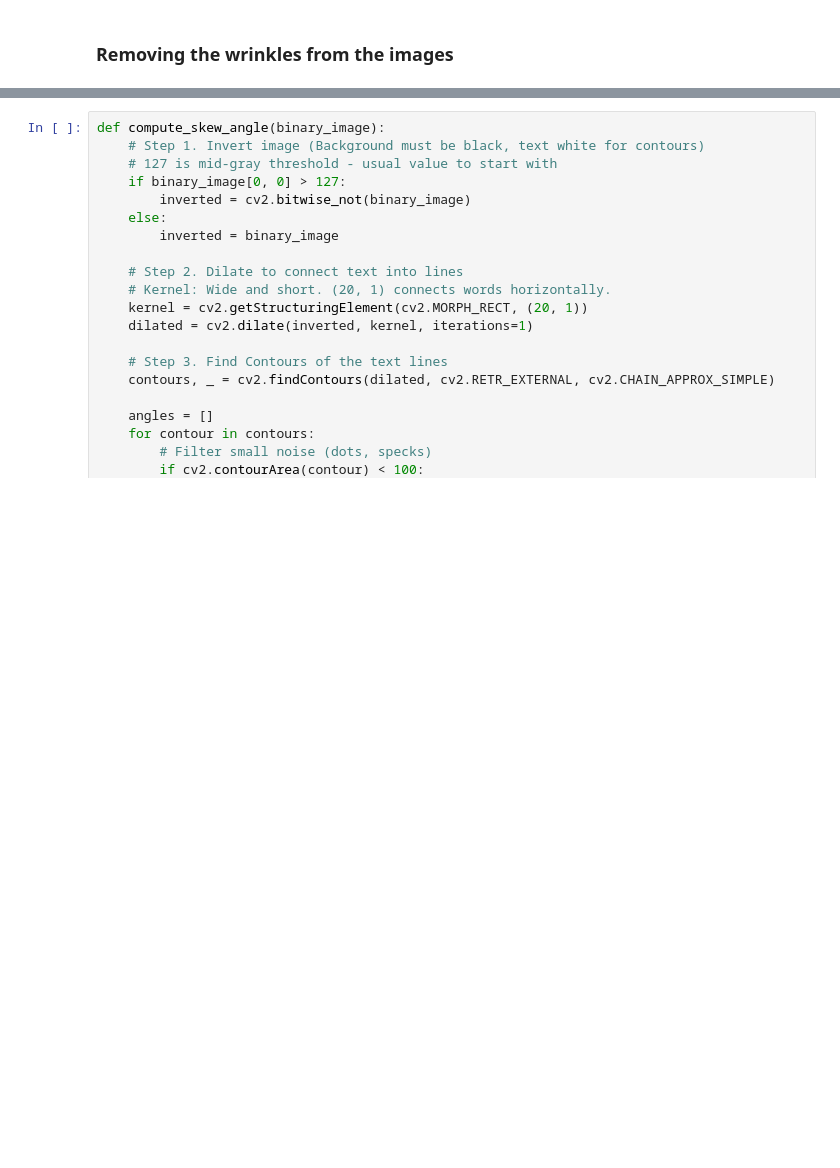
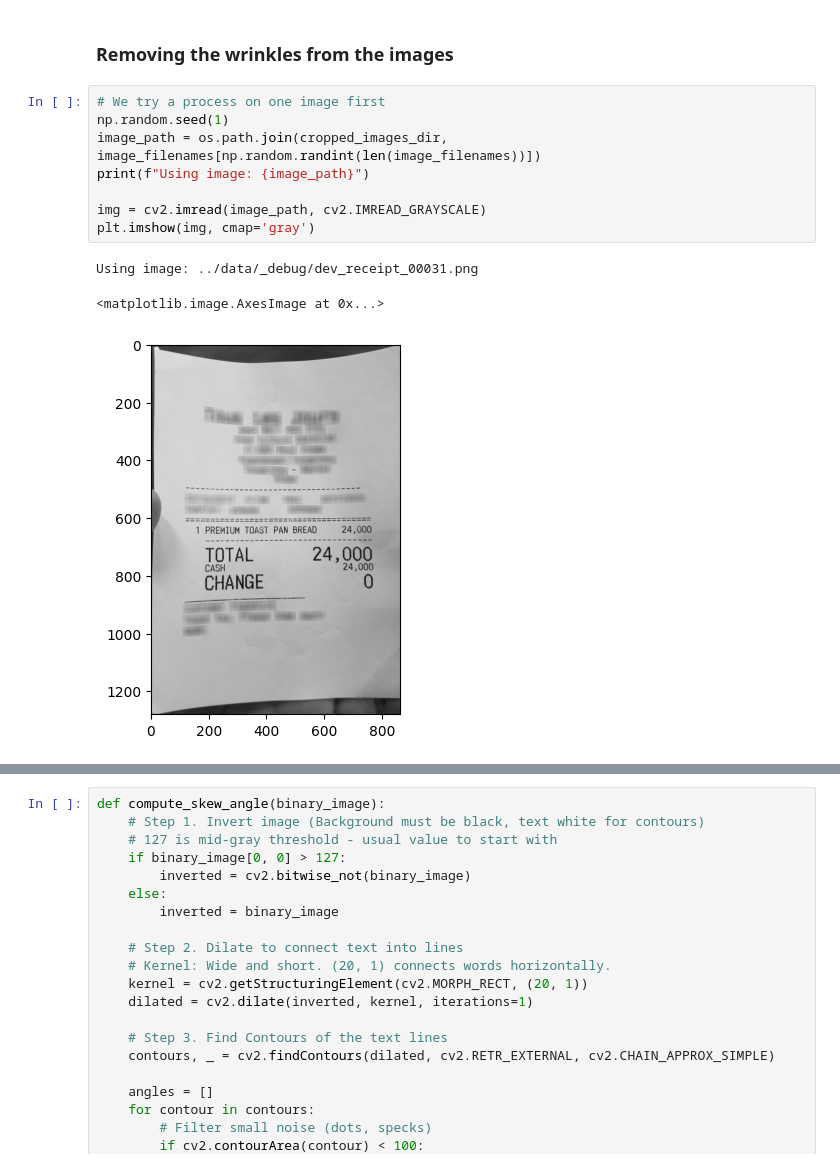
Before and after one commit to Gdeterline/Optical-Character-Recognition-for-Receipts, a Jupyter notebook: notebooks/denoising_images.ipynb, the cells around one changed output, grey strips where cells are left out. Saved outputs shown, nothing was run; the diff lists cells and outputs as text; blank space fills up the shorter version.

```diff
--- a/notebooks/denoising_images.ipynb
+++ b/notebooks/denoising_images.ipynb
@@ -37,3 +37,15 @@ Number of cropped images available for denoising exmperiments: 100
 ---
 # %% [markdown]
 ### Removing the wrinkles from the images
+# %%
+# We try a process on one image first
+np.random.seed(1)
+image_path = os.path.join(cropped_images_dir, image_filenames[np.random.randint(len(image_filenames))])
+print(f"Using image: {image_path}")
+
+img = cv2.imread(image_path, cv2.IMREAD_GRAYSCALE)
+plt.imshow(img, cmap='gray')
+# %% [output]
+Using image: ../data/_debug/dev_receipt_00031.png
+<matplotlib.image.AxesImage at 0x...>
+[figure, added]
```
Also changed, not shown: parts of 8 cells of this notebook, 2 other files.
